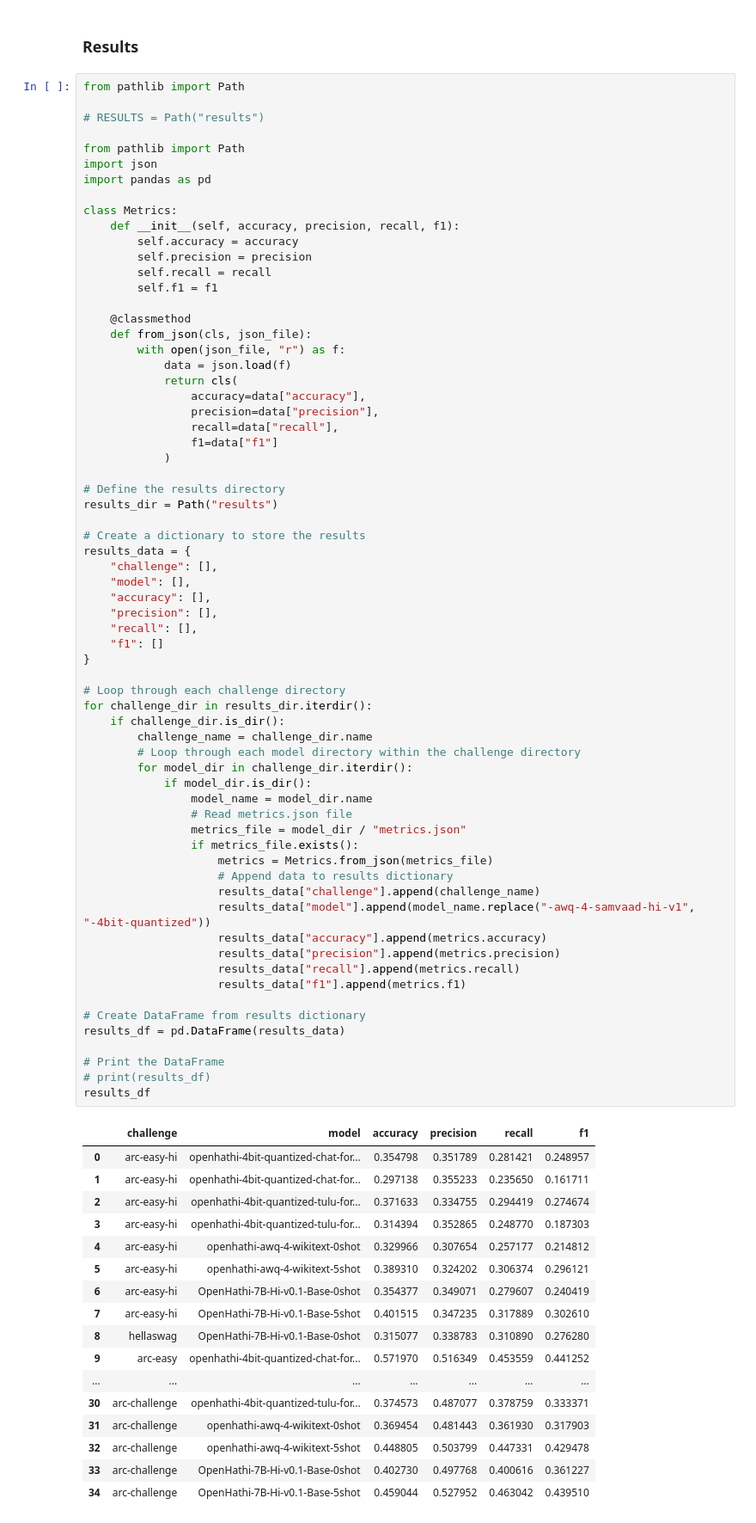
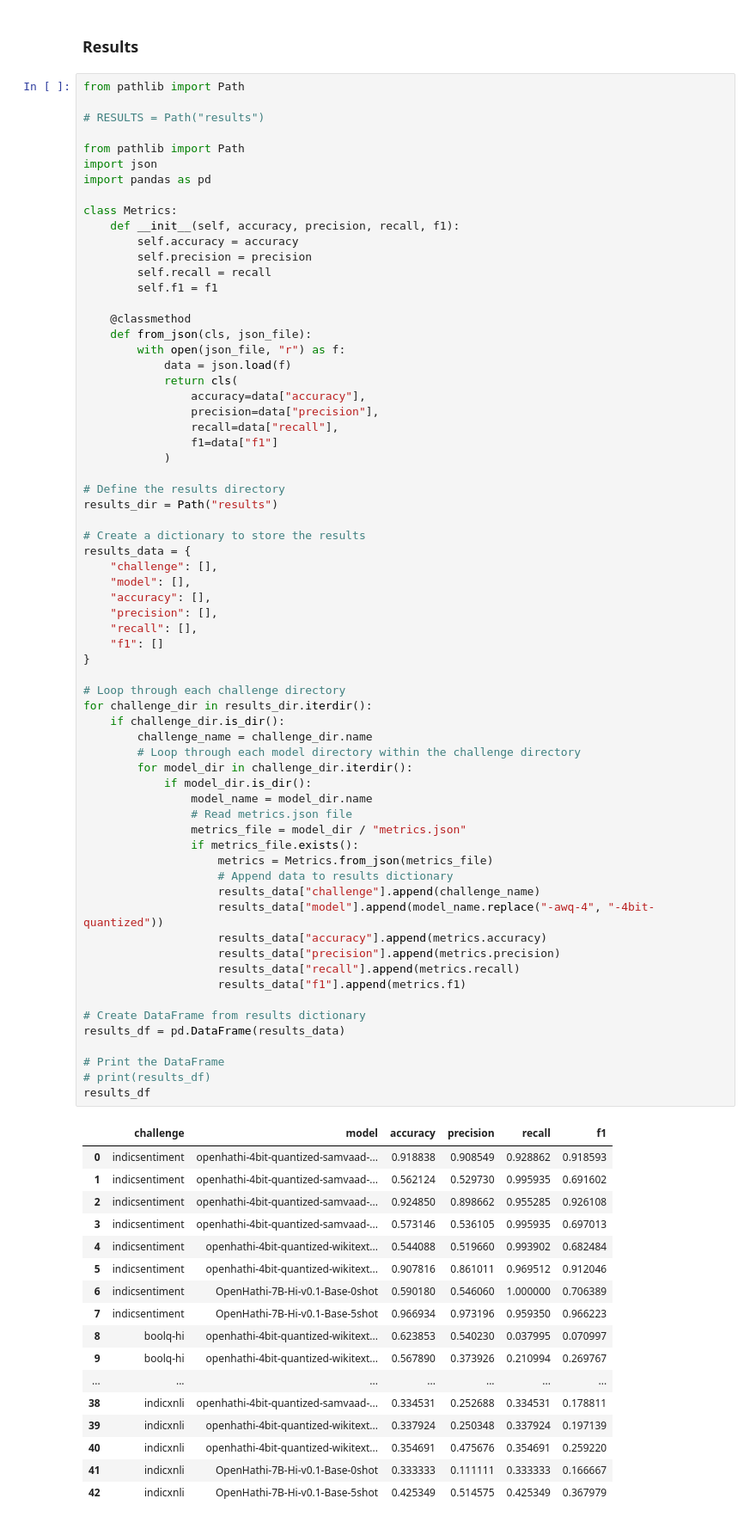
Before and after one commit to shwu-nyunai/prayog, a Jupyter notebook: experiments.ipynb, the cells around one changed output. Shown at 86% size. Saved outputs shown, nothing was run; the diff lists cells and outputs as text.

```diff
--- a/experiments.ipynb
+++ b/experiments.ipynb
@@ -216,50 +216,50 @@ results_data = {
     "f1": []
 }
 
 # Loop through each challenge directory
 for challenge_dir in results_dir.iterdir():
     if challenge_dir.is_dir():
         challenge_name = challenge_dir.name
         # Loop through each model directory within the challenge directory
         for model_dir in challenge_dir.iterdir():
             if model_dir.is_dir():
                 model_name = model_dir.name
                 # Read metrics.json file
                 metrics_file = model_dir / "metrics.json"
                 if metrics_file.exists():
                     metrics = Metrics.from_json(metrics_file)
                     # Append data to results dictionary
                     results_data["challenge"].append(challenge_name)
-                    results_data["model"].append(model_name.replace("-awq-4-samvaad-hi-v1", "-4bit-quantized"))
+                    results_data["model"].append(model_name.replace("-awq-4", "-4bit-quantized"))
                     results_data["accuracy"].append(metrics.accuracy)
                     results_data["precision"].append(metrics.precision)
                     results_data["recall"].append(metrics.recall)
                     results_data["f1"].append(metrics.f1)
 
 # Create DataFrame from results dictionary
 results_df = pd.DataFrame(results_data)
 
 # Print the DataFrame
 # print(results_df)
 results_df
 # %% [output]
 |  | challenge | model | accuracy | precision | recall | f1 |
-| 0 | arc-easy-hi | openhathi-4bit-quantized-chat-for... | 0.354798 | 0.351789 | 0.281421 | 0.248957 |
-| 1 | arc-easy-hi | openhathi-4bit-quantized-chat-for... | 0.297138 | 0.355233 | 0.235650 | 0.161711 |
-| 2 | arc-easy-hi | openhathi-4bit-quantized-tulu-for... | 0.371633 | 0.334755 | 0.294419 | 0.274674 |
-| 3 | arc-easy-hi | openhathi-4bit-quantized-tulu-for... | 0.314394 | 0.352865 | 0.248770 | 0.187303 |
-| 4 | arc-easy-hi | openhathi-awq-4-wikitext-0shot | 0.329966 | 0.307654 | 0.257177 | 0.214812 |
-| 5 | arc-easy-hi | openhathi-awq-4-wikitext-5shot | 0.389310 | 0.324202 | 0.306374 | 0.296121 |
-| 6 | arc-easy-hi | OpenHathi-7B-Hi-v0.1-Base-0shot | 0.354377 | 0.349071 | 0.279607 | 0.240419 |
-| 7 | arc-easy-hi | OpenHathi-7B-Hi-v0.1-Base-5shot | 0.401515 | 0.347235 | 0.317889 | 0.302610 |
-| 8 | hellaswag | OpenHathi-7B-Hi-v0.1-Base-0shot | 0.315077 | 0.338783 | 0.310890 | 0.276280 |
-| 9 | arc-easy | openhathi-4bit-quantized-chat-for... | 0.571970 | 0.516349 | 0.453559 | 0.441252 |
+| 0 | indicsentiment | openhathi-4bit-quantized-samvaad-... | 0.918838 | 0.908549 | 0.928862 | 0.918593 |
+| 1 | indicsentiment | openhathi-4bit-quantized-samvaad-... | 0.562124 | 0.529730 | 0.995935 | 0.691602 |
+| 2 | indicsentiment | openhathi-4bit-quantized-samvaad-... | 0.924850 | 0.898662 | 0.955285 | 0.926108 |
+| 3 | indicsentiment | openhathi-4bit-quantized-samvaad-... | 0.573146 | 0.536105 | 0.995935 | 0.697013 |
+| 4 | indicsentiment | openhathi-4bit-quantized-wikitext... | 0.544088 | 0.519660 | 0.993902 | 0.682484 |
+| 5 | indicsentiment | openhathi-4bit-quantized-wikitext... | 0.907816 | 0.861011 | 0.969512 | 0.912046 |
+| 6 | indicsentiment | OpenHathi-7B-Hi-v0.1-Base-0shot | 0.590180 | 0.546060 | 1.000000 | 0.706389 |
+| 7 | indicsentiment | OpenHathi-7B-Hi-v0.1-Base-5shot | 0.966934 | 0.973196 | 0.959350 | 0.966223 |
+| 8 | boolq-hi | openhathi-4bit-quantized-wikitext... | 0.623853 | 0.540230 | 0.037995 | 0.070997 |
+| 9 | boolq-hi | openhathi-4bit-quantized-wikitext... | 0.567890 | 0.373926 | 0.210994 | 0.269767 |
 | ... | ... | ... | ... | ... | ... | ... |
-| 30 | arc-challenge | openhathi-4bit-quantized-tulu-for... | 0.374573 | 0.487077 | 0.378759 | 0.333371 |
-| 31 | arc-challenge | openhathi-awq-4-wikitext-0shot | 0.369454 | 0.481443 | 0.361930 | 0.317903 |
-| 32 | arc-challenge | openhathi-awq-4-wikitext-5shot | 0.448805 | 0.503799 | 0.447331 | 0.429478 |
-| 33 | arc-challenge | OpenHathi-7B-Hi-v0.1-Base-0shot | 0.402730 | 0.497768 | 0.400616 | 0.361227 |
-| 34 | arc-challenge | OpenHathi-7B-Hi-v0.1-Base-5shot | 0.459044 | 0.527952 | 0.463042 | 0.439510 |
+| 38 | indicxnli | openhathi-4bit-quantized-samvaad-... | 0.334531 | 0.252688 | 0.334531 | 0.178811 |
+| 39 | indicxnli | openhathi-4bit-quantized-wikitext... | 0.337924 | 0.250348 | 0.337924 | 0.197139 |
+| 40 | indicxnli | openhathi-4bit-quantized-wikitext... | 0.354691 | 0.475676 | 0.354691 | 0.259220 |
+| 41 | indicxnli | OpenHathi-7B-Hi-v0.1-Base-0shot | 0.333333 | 0.111111 | 0.333333 | 0.166667 |
+| 42 | indicxnli | OpenHathi-7B-Hi-v0.1-Base-5shot | 0.425349 | 0.514575 | 0.425349 | 0.367979 |
 # %%
 # Grouping the DataFrame by challenge
 grouped_df = results_df.groupby("challenge")
```
Also changed, not shown: parts of 1 cell of this notebook.
